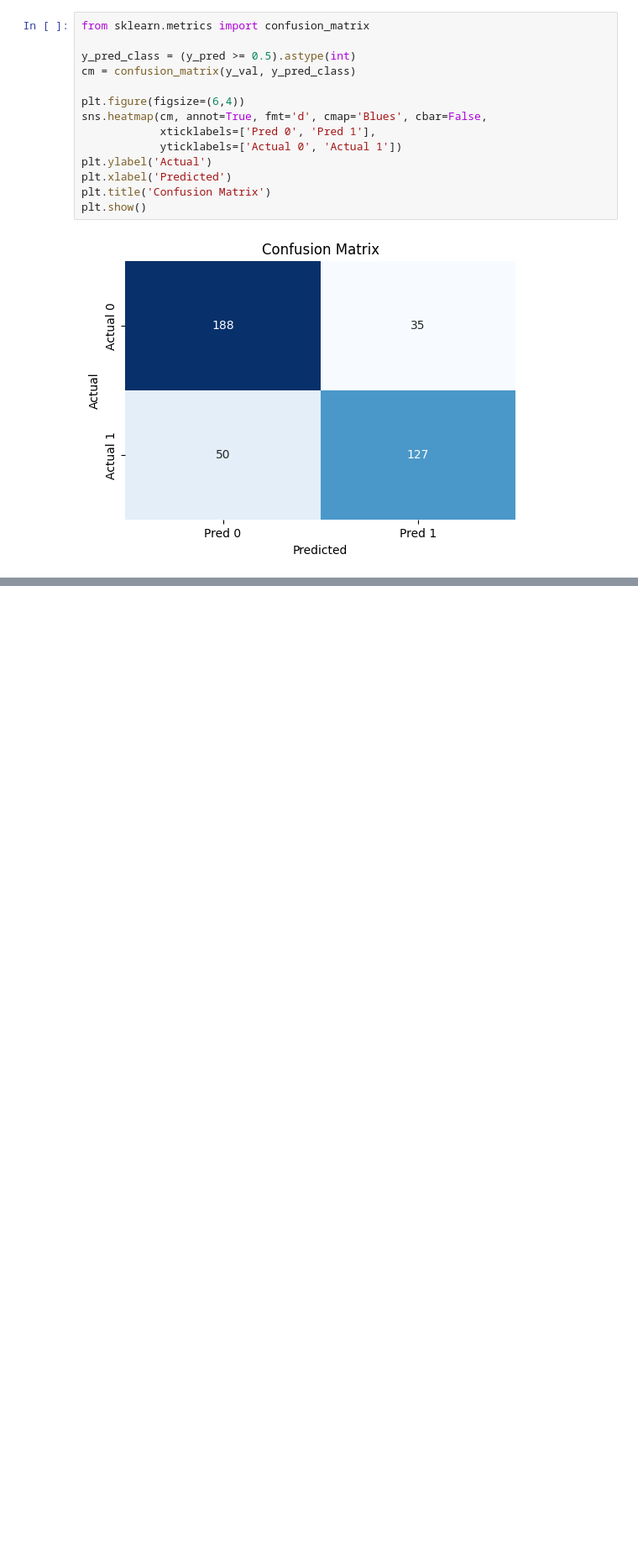
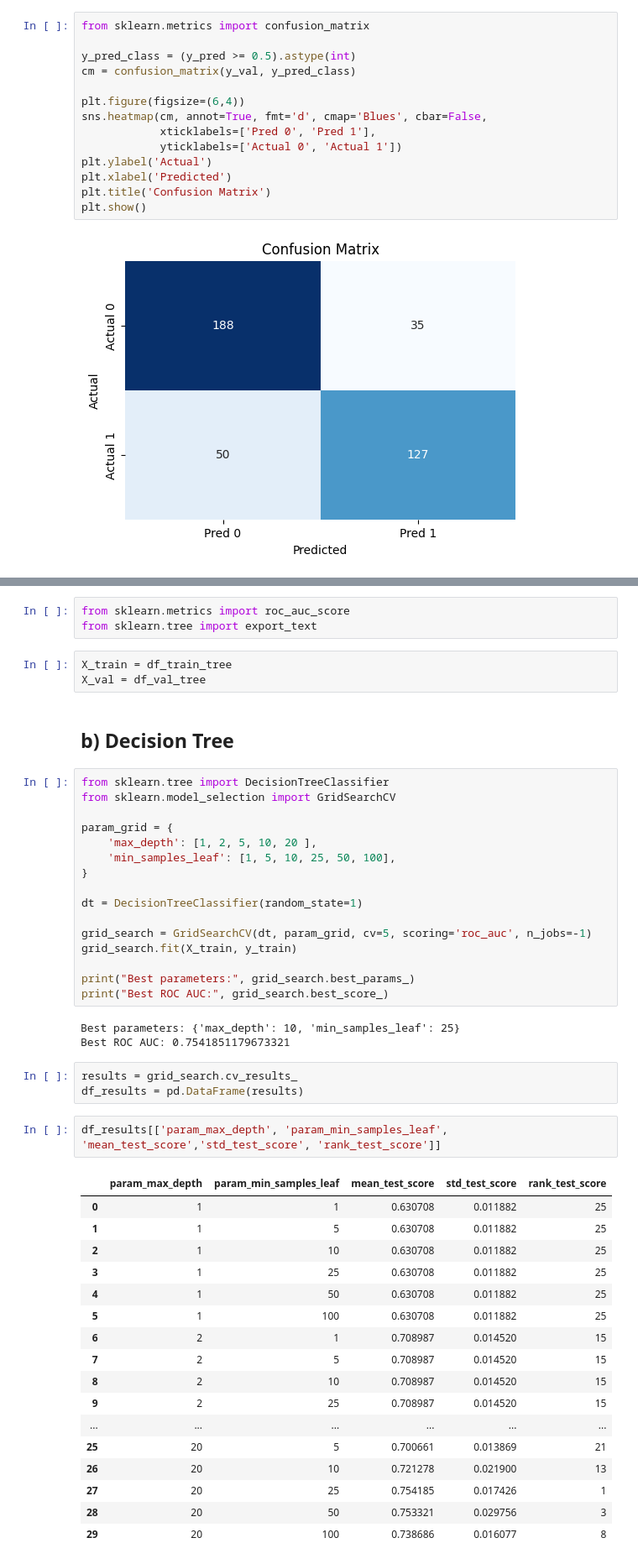
Before and after one commit to sharat25ai-dev/Machine_Learning_Projects, a Jupyter notebook: notebook.ipynb, the cells around one changed output, grey strips where cells are left out. Shown at 84% size. Saved outputs shown, nothing was run; the diff lists cells and outputs as text; blank space fills up the shorter version.

```diff
--- a/notebook.ipynb
+++ b/notebook.ipynb
@@ -476,0 +499,50 @@ plt.show()
+# %%
+from sklearn.metrics import roc_auc_score
+from sklearn.tree import export_text
+# %%
+X_train = df_train_tree
+X_val = df_val_tree
+# %% [markdown]
+## b) Decision Tree
+# %%
+from sklearn.tree import DecisionTreeClassifier
+from sklearn.model_selection import GridSearchCV
+
+param_grid = {
+    'max_depth': [1, 2, 5, 10, 20 ],
+    'min_samples_leaf': [1, 5, 10, 25, 50, 100],
+}
+
+dt = DecisionTreeClassifier(random_state=1)
+
+grid_search = GridSearchCV(dt, param_grid, cv=5, scoring='roc_auc', n_jobs=-1)
+grid_search.fit(X_train, y_train)
+
+print("Best parameters:", grid_search.best_params_)
+print("Best ROC AUC:", grid_search.best_score_)
+# %% [output]
+Best parameters: {'max_depth': 10, 'min_samples_leaf': 25}
+Best ROC AUC: 0.7541851179673321
+# %%
+results = grid_search.cv_results_
+df_results = pd.DataFrame(results)
+# %%
+df_results[['param_max_depth', 'param_min_samples_leaf', 'mean_test_score','std_test_score', 'rank_test_score']]
+# %% [output]
+|  | param_max_depth | param_min_samples_leaf | mean_test_score | std_test_score | rank_test_score |
+| 0 | 1 | 1 | 0.630708 | 0.011882 | 25 |
+| 1 | 1 | 5 | 0.630708 | 0.011882 | 25 |
+| 2 | 1 | 10 | 0.630708 | 0.011882 | 25 |
+| 3 | 1 | 25 | 0.630708 | 0.011882 | 25 |
+| 4 | 1 | 50 | 0.630708 | 0.011882 | 25 |
+| 5 | 1 | 100 | 0.630708 | 0.011882 | 25 |
+| 6 | 2 | 1 | 0.708987 | 0.014520 | 15 |
+| 7 | 2 | 5 | 0.708987 | 0.014520 | 15 |
+| 8 | 2 | 10 | 0.708987 | 0.014520 | 15 |
+| 9 | 2 | 25 | 0.708987 | 0.014520 | 15 |
+| ... | ... | ... | ... | ... | ... |
+| 25 | 20 | 5 | 0.700661 | 0.013869 | 21 |
+| 26 | 20 | 10 | 0.721278 | 0.021900 | 13 |
+| 27 | 20 | 25 | 0.754185 | 0.017426 | 1 |
+| 28 | 20 | 50 | 0.753321 | 0.029756 | 3 |
+| 29 | 20 | 100 | 0.738686 | 0.016077 | 8 |
```
Also changed, not shown: parts of 23 cells of this notebook.
